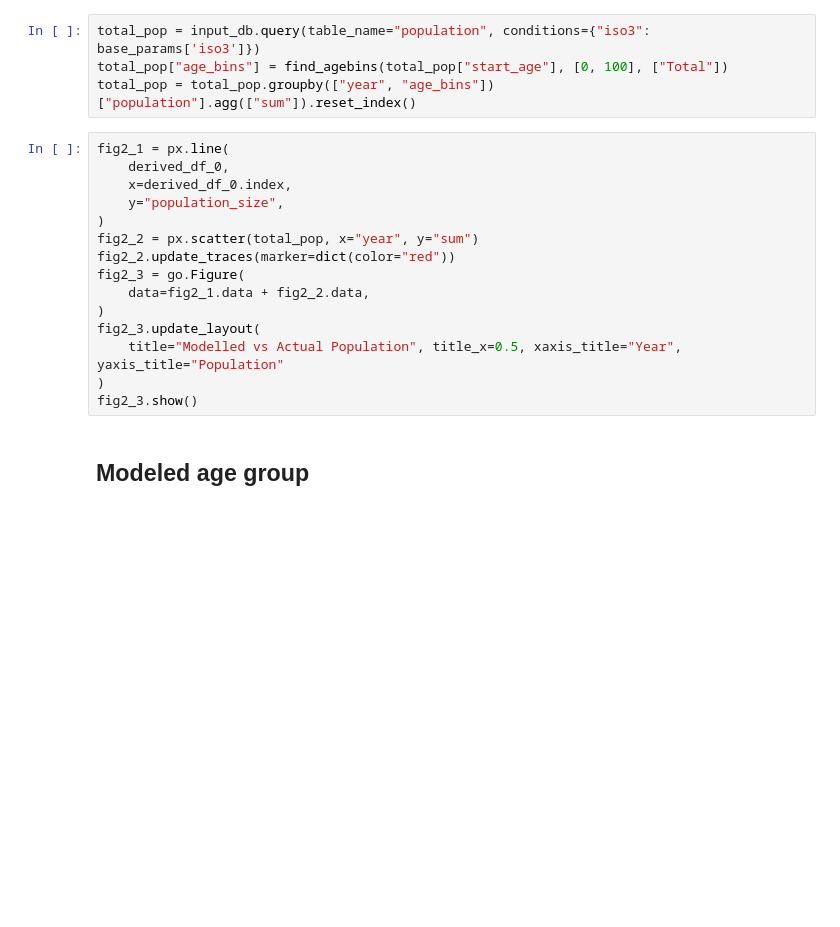
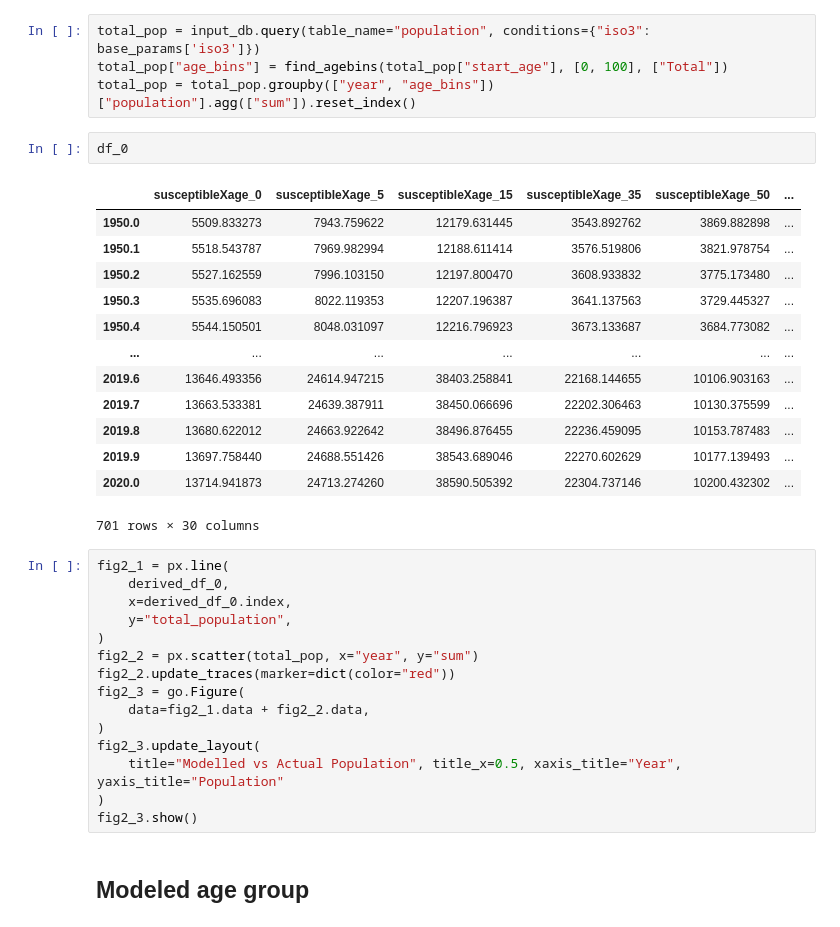
Before and after one commit to monash-emu/AuTuMN, a Jupyter notebook: notebooks/user/vbui/tb_kir_manual_run.ipynb, the cells around one changed output. Saved outputs shown, nothing was run; the diff lists cells and outputs as text; blank space fills up the shorter version.

```diff
--- a/notebooks/user/vbui/tb_kir_manual_run.ipynb
+++ b/notebooks/user/vbui/tb_kir_manual_run.ipynb
@@ -60,11 +51,27 @@ derived_df_0 = model_0.get_derived_outputs_df()
 total_pop = input_db.query(table_name="population", conditions={"iso3": base_params['iso3']})
 total_pop["age_bins"] = find_agebins(total_pop["start_age"], [0, 100], ["Total"])
 total_pop = total_pop.groupby(["year", "age_bins"])["population"].agg(["sum"]).reset_index()
+# %%
+df_0
+# %% [output]
+|  | susceptibleXage_0 | susceptibleXage_5 | susceptibleXage_15 | susceptibleXage_35 | susceptibleXage_50 | ... |
+| 1950.0 | 5509.833273 | 7943.759622 | 12179.631445 | 3543.892762 | 3869.882898 | ... |
+| 1950.1 | 5518.543787 | 7969.982994 | 12188.611414 | 3576.519806 | 3821.978754 | ... |
+| 1950.2 | 5527.162559 | 7996.103150 | 12197.800470 | 3608.933832 | 3775.173480 | ... |
+| 1950.3 | 5535.696083 | 8022.119353 | 12207.196387 | 3641.137563 | 3729.445327 | ... |
+| 1950.4 | 5544.150501 | 8048.031097 | 12216.796923 | 3673.133687 | 3684.773082 | ... |
+| ... | ... | ... | ... | ... | ... | ... |
+| 2019.6 | 13646.493356 | 24614.947215 | 38403.258841 | 22168.144655 | 10106.903163 | ... |
+| 2019.7 | 13663.533381 | 24639.387911 | 38450.066696 | 22202.306463 | 10130.375599 | ... |
+| 2019.8 | 13680.622012 | 24663.922642 | 38496.876455 | 22236.459095 | 10153.787483 | ... |
+| 2019.9 | 13697.758440 | 24688.551426 | 38543.689046 | 22270.602629 | 10177.139493 | ... |
+| 2020.0 | 13714.941873 | 24713.274260 | 38590.505392 | 22304.737146 | 10200.432302 | ... |
+701 rows × 30 columns
 # %%
 fig2_1 = px.line(
     derived_df_0,
     x=derived_df_0.index,
-    y="population_size",
+    y="total_population",
 )
 fig2_2 = px.scatter(total_pop, x="year", y="sum")
 fig2_2.update_traces(marker=dict(color="red"))
```
Also changed, not shown: parts of 7 cells of this notebook, 3 other files.
